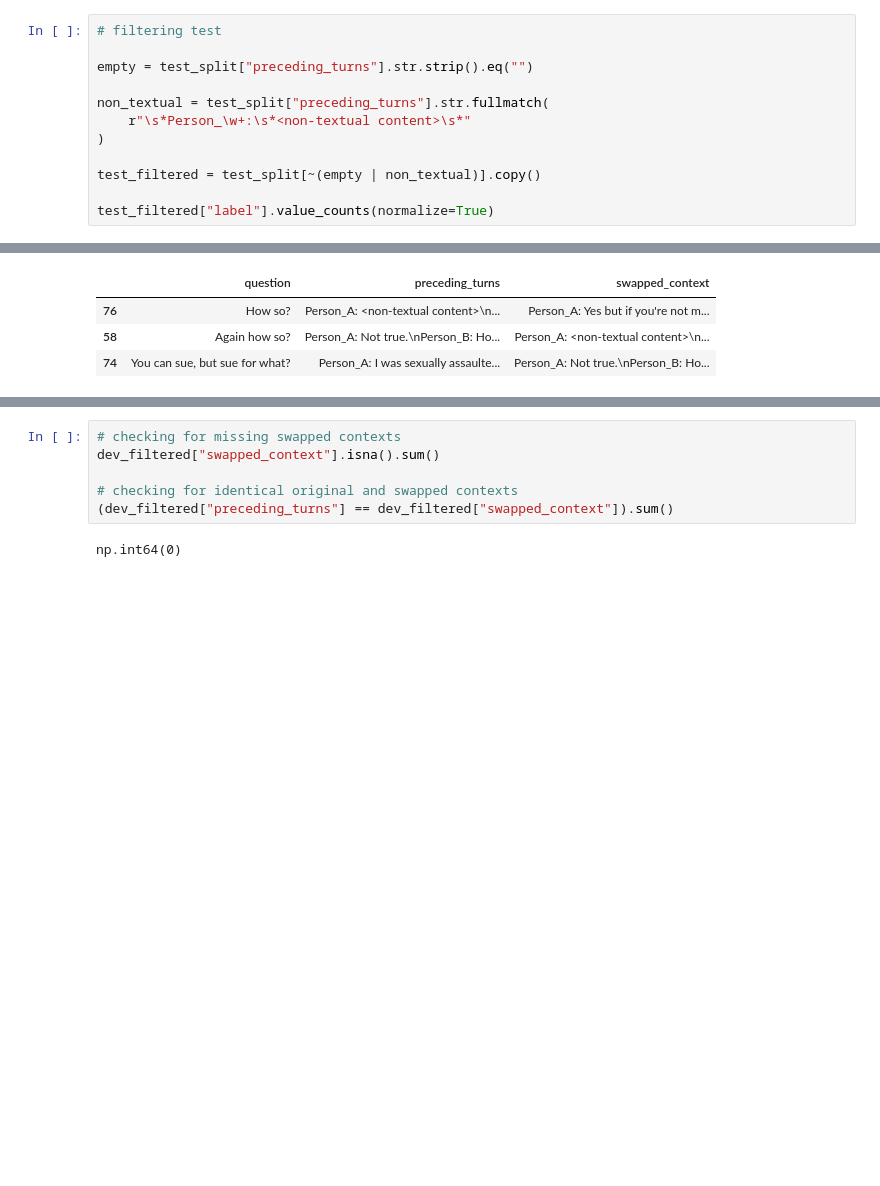
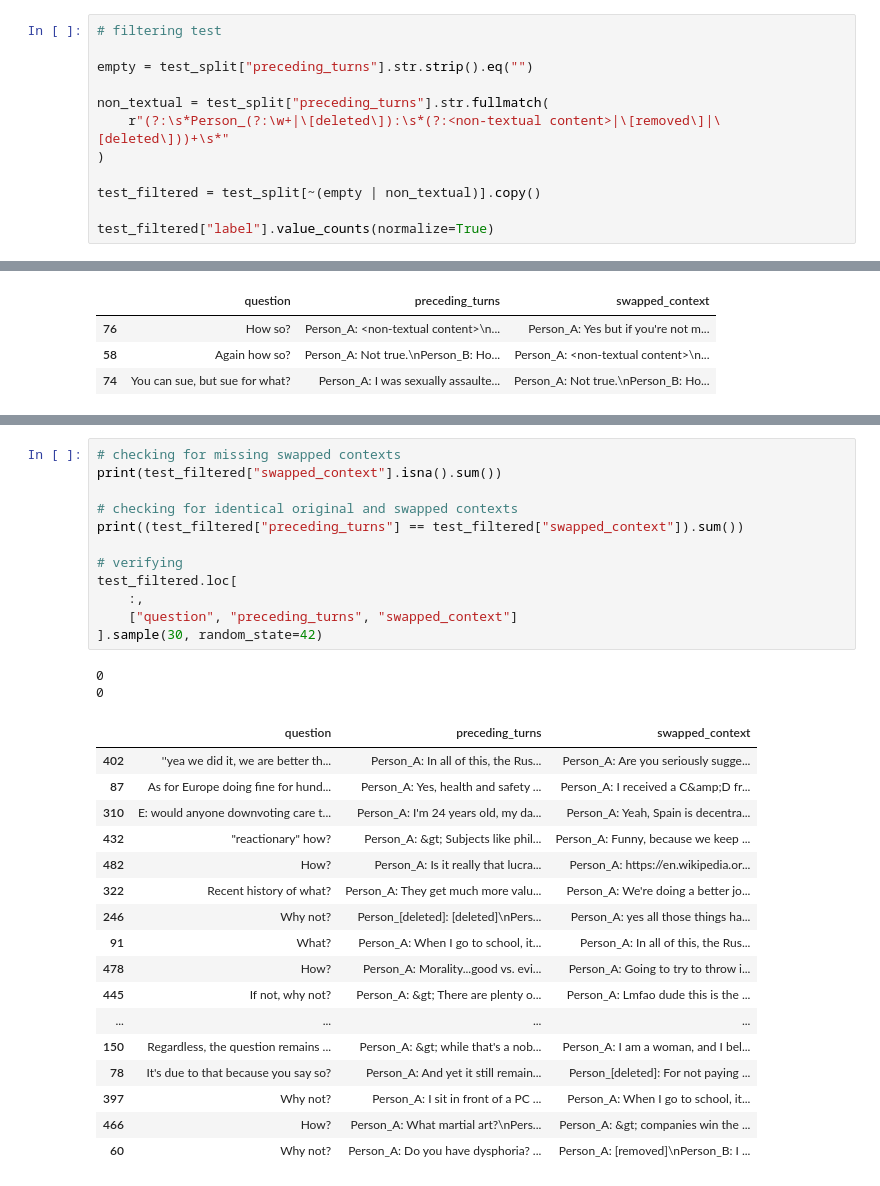
Before and after one commit to elisabeihofer-boop/ml2-final-project, a Jupyter notebook: notebooks/datasets.ipynb, the cells around one changed output, grey strips where cells are left out. Cells and saved outputs as stored; diff of their text form; blank space fills up the shorter version.

```diff
--- a/notebooks/datasets.ipynb
+++ b/notebooks/datasets.ipynb
@@ -215,7 +231,7 @@ Name: proportion, dtype: float64
 empty = test_split["preceding_turns"].str.strip().eq("")
 
 non_textual = test_split["preceding_turns"].str.fullmatch(
-    r"\s*Person_\w+:\s*<non-textual content>\s*"
+    r"(?:\s*Person_(?:\w+|\[deleted\]):\s*(?:<non-textual content>|\[removed\]|\[deleted\]))+\s*"
 )
 
 test_filtered = test_split[~(empty | non_textual)].copy()
@@ -437,8 +529,32 @@ shuffled indices: [145  89 441 206 159  23 325 481 167 240  72  20 467  83 171 4
 # %%
 # checking for missing swapped contexts
-dev_filtered["swapped_context"].isna().sum()
+print(test_filtered["swapped_context"].isna().sum())
 
 # checking for identical original and swapped contexts
-(dev_filtered["preceding_turns"] == dev_filtered["swapped_context"]).sum()
+print((test_filtered["preceding_turns"] == test_filtered["swapped_context"]).sum())
+
+# verifying
+test_filtered.loc[
+    :,
+    ["question", "preceding_turns", "swapped_context"]
+].sample(30, random_state=42)
 # %% [output]
-np.int64(0)
+0
+0
+|  | question | preceding_turns | swapped_context |
+| 402 | ''yea we did it, we are better th... | Person_A: In all of this, the Rus... | Person_A: Are you seriously sugge... |
+| 87 | As for Europe doing fine for hund... | Person_A: Yes, health and safety ... | Person_A: I received a C&amp;D fr... |
+| 310 | E: would anyone downvoting care t... | Person_A: I'm 24 years old, my da... | Person_A: Yeah, Spain is decentra... |
+| 432 | "reactionary" how? | Person_A: &gt; Subjects like phil... | Person_A: Funny, because we keep ... |
+| 482 | How? | Person_A: Is it really that lucra... | Person_A: https://en.wikipedia.or... |
+| 322 | Recent history of what? | Person_A: They get much more valu... | Person_A: We're doing a better jo... |
+| 246 | Why not? | Person_[deleted]: [deleted]\nPers... | Person_A: yes all those things ha... |
+| 91 | What? | Person_A: When I go to school, it... | Person_A: In all of this, the Rus... |
+| 478 | How? | Person_A: Morality...good vs. evi... | Person_A: Going to try to throw i... |
+| 445 | If not, why not? | Person_A: &gt; There are plenty o... | Person_A: Lmfao dude this is the ... |
+| ... | ... | ... | ... |
+| 150 | Regardless, the question remains ... | Person_A: &gt; while that's a nob... | Person_A: I am a woman, and I bel... |
+| 78 | It's due to that because you say so? | Person_A: And yet it still remain... | Person_[deleted]: For not paying ... |
+| 397 | Why not? | Person_A: I sit in front of a PC ... | Person_A: When I go to school, it... |
+| 466 | How? | Person_A: What martial art?\nPers... | Person_A: &gt; companies win the ... |
+| 60 | Why not? | Person_A: Do you have dysphoria? ... | Person_A: [removed]\nPerson_B: I ... |
```
Also changed, not shown: parts of 20 cells of this notebook, 3 other files.
